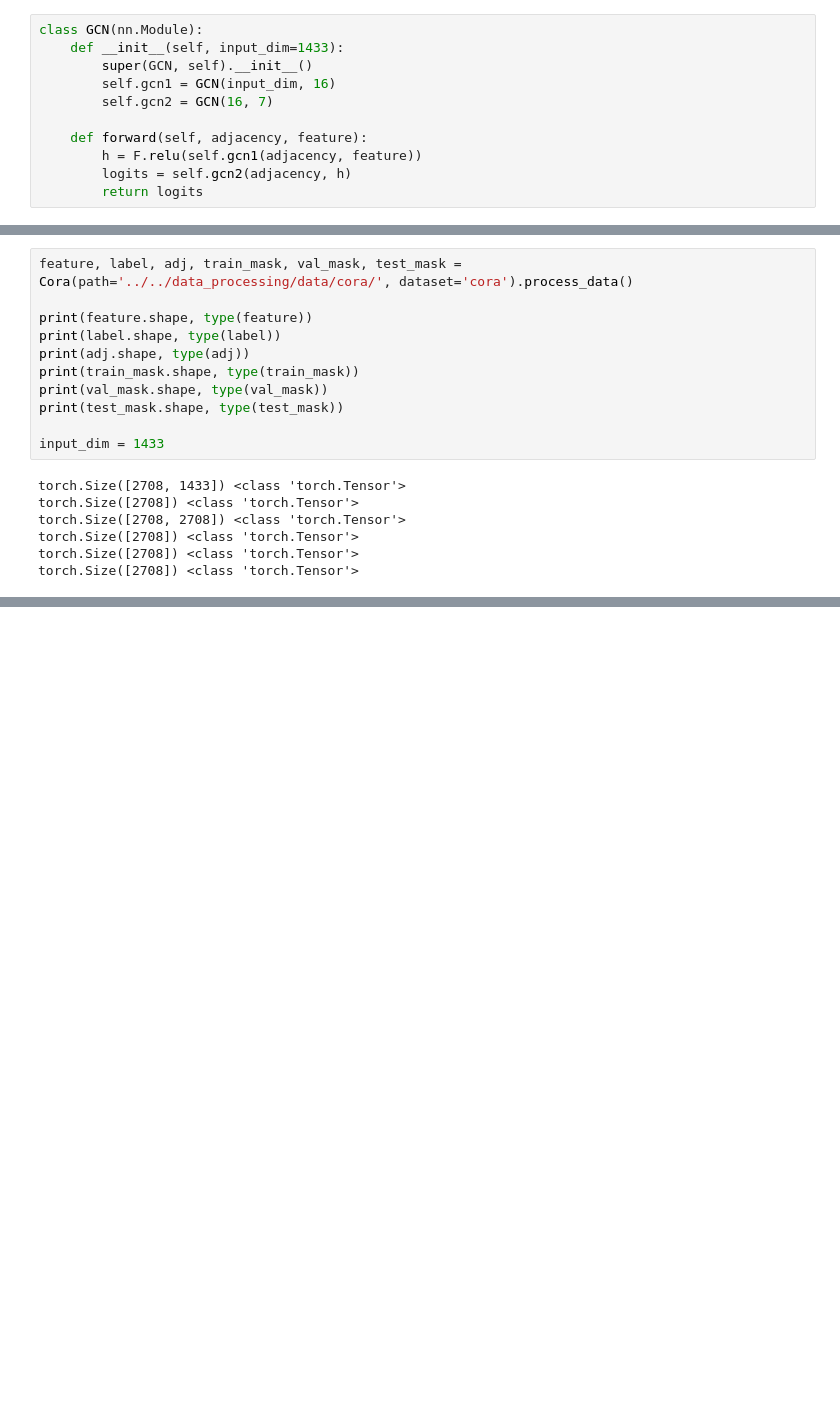
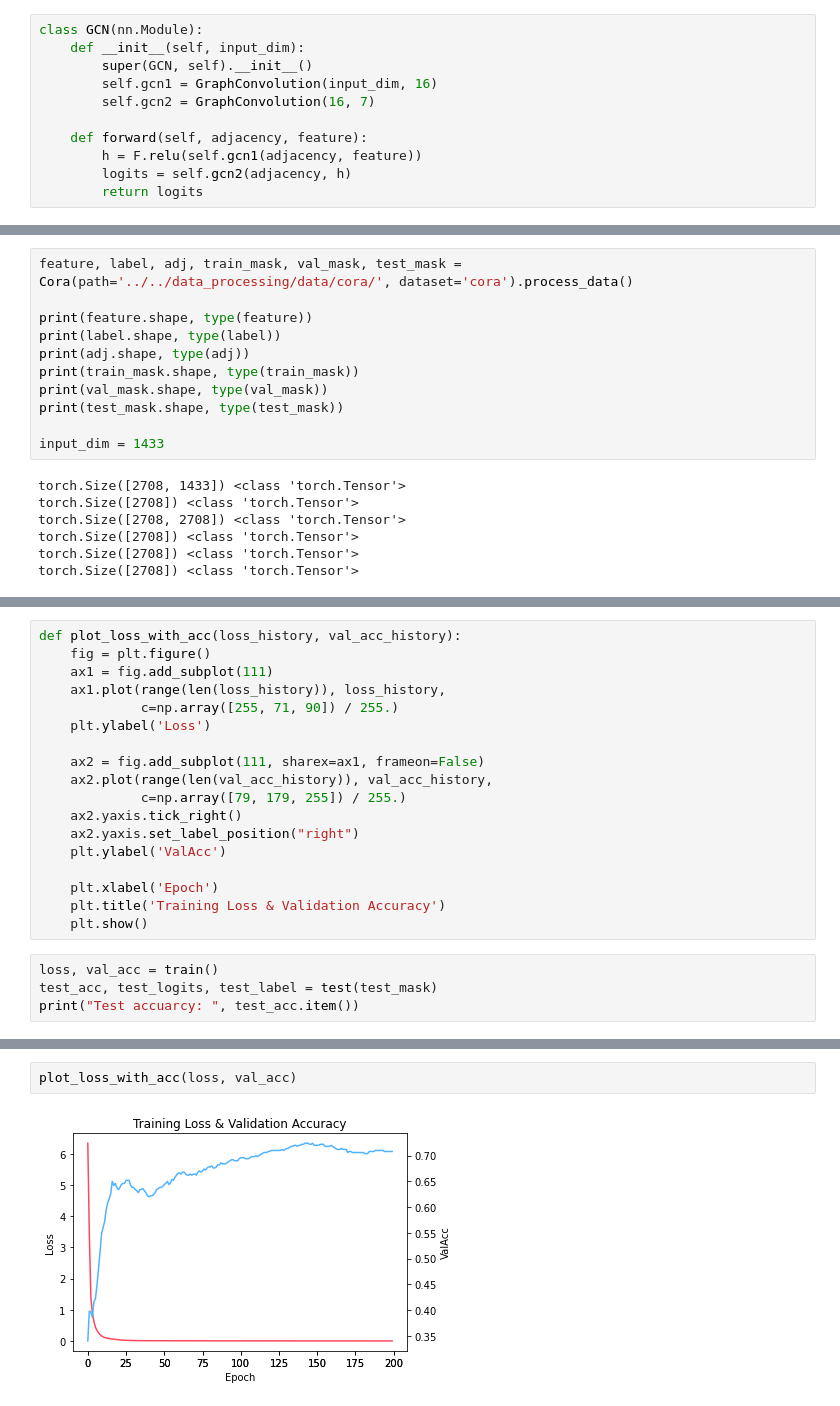
Before and after one commit to wOvOpy/GNNBasis, a Jupyter notebook: classical_model/gcn/GCNCora.ipynb, the cells around one changed output, grey strips where cells are left out. Saved outputs shown, nothing was run; the diff lists cells and outputs as text; blank space fills up the shorter version.

```diff
--- a/classical_model/gcn/GCNCora.ipynb
+++ b/classical_model/gcn/GCNCora.ipynb
@@ -150,10 +150,10 @@ class GraphConvolution(nn.Module):
             + str(self.output_dim) + ')'
 # %%
 class GCN(nn.Module):
-    def __init__(self, input_dim=1433):
+    def __init__(self, input_dim):
         super(GCN, self).__init__()
-        self.gcn1 = GCN(input_dim, 16)
-        self.gcn2 = GCN(16, 7)
+        self.gcn1 = GraphConvolution(input_dim, 16)
+        self.gcn2 = GraphConvolution(16, 7)
 
     def forward(self, adjacency, feature):
         h = F.relu(self.gcn1(adjacency, feature))
@@ -193,0 +225,22 @@ TypeError: __init__() takes from 1 to 2 positional arguments but 3 were given
+# %%
+def plot_loss_with_acc(loss_history, val_acc_history):
+    fig = plt.figure()
+    ax1 = fig.add_subplot(111)
+    ax1.plot(range(len(loss_history)), loss_history,
+             c=np.array([255, 71, 90]) / 255.)
+    plt.ylabel('Loss')
+
+    ax2 = fig.add_subplot(111, sharex=ax1, frameon=False)
+    ax2.plot(range(len(val_acc_history)), val_acc_history,
+             c=np.array([79, 179, 255]) / 255.)
+    ax2.yaxis.tick_right()
+    ax2.yaxis.set_label_position("right")
+    plt.ylabel('ValAcc')
+
+    plt.xlabel('Epoch')
+    plt.title('Training Loss & Validation Accuracy')
+    plt.show()
+# %%
+loss, val_acc = train()
+test_acc, test_logits, test_label = test(test_mask)
+print("Test accuarcy: ", test_acc.item())
@@ -193,0 +265,4 @@ TypeError: __init__() takes from 1 to 2 positional arguments but 3 were given
+# %%
+plot_loss_with_acc(loss, val_acc)
+# %% [output]
+[figure, added]
```
Also changed, not shown: parts of 5 cells of this notebook.
